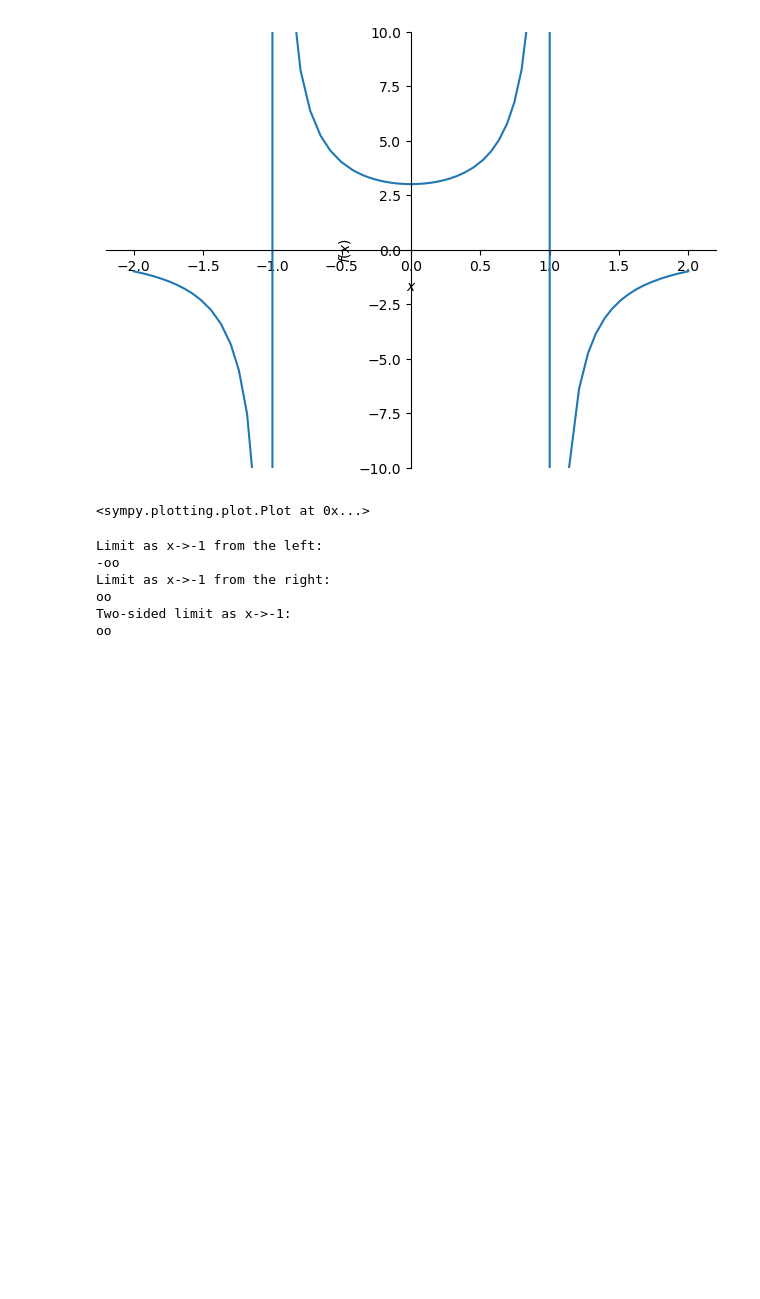
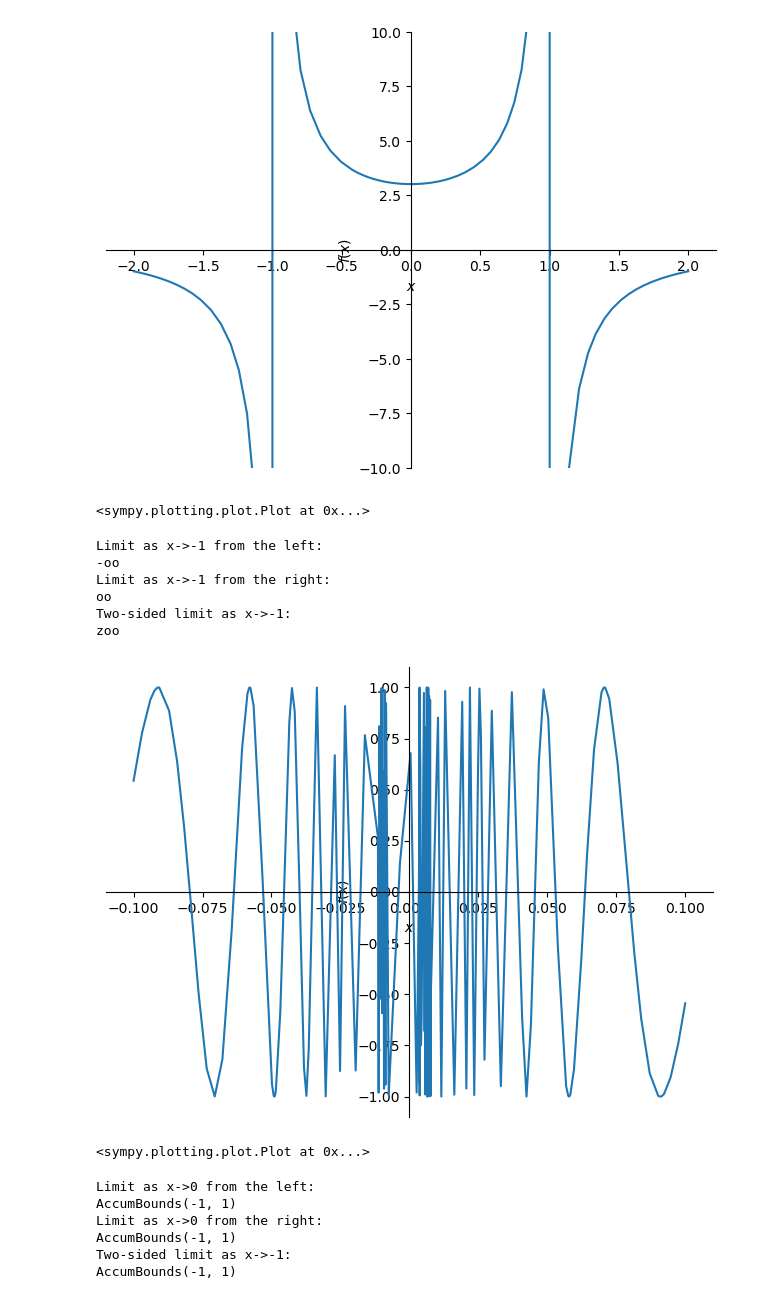
Before and after one commit to Alamgir55/calculus-1-Python-derivatives-applications, a Jupyter notebook: limits/ continuity-discontinuities.ipynb, the cells around one changed output. Drawn from its saved outputs; the diff is of its cells as text; code cells hidden in the pictures; blank space fills up the shorter version.

```diff
--- a/limits/ continuity-discontinuities.ipynb
+++ b/limits/ continuity-discontinuities.ipynb
@@ -85,11 +85,34 @@ print('Limit as x->-1 from the right:')
 print(sym.limit(fx,x,-1,dir='+'))
 
 print('Two-sided limit as x->-1:')
-print(sym.limit(fx,x,-1,dir='+'))
+print(sym.limit(fx,x,-1,dir='+-'))
 # %% [output]
 Limit as x->-1 from the left:
 -oo
 Limit as x->-1 from the right:
 oo
 Two-sided limit as x->-1:
-oo
+zoo
+# %%
+fx = sym.sin(1/x)
+sym.plot(fx,(x,-.1,.1))
+# %% [output]
+[figure, added]
+<sympy.plotting.plot.Plot at 0x...>
+# %%
+print('Limit as x->0 from the left:')
+print(sym.limit(fx,x,0,dir='-'))
+
+
+print('Limit as x->0 from the right:')
+print(sym.limit(fx,x,0,dir='+'))
+
+print('Two-sided limit as x->0:')
+print(sym.limit(fx,x,0,dir='+-'))
+# %% [output]
+Limit as x->0 from the left:
+AccumBounds(-1, 1)
+Limit as x->0 from the right:
+AccumBounds(-1, 1)
+Two-sided limit as x->-1:
+AccumBounds(-1, 1)
```
